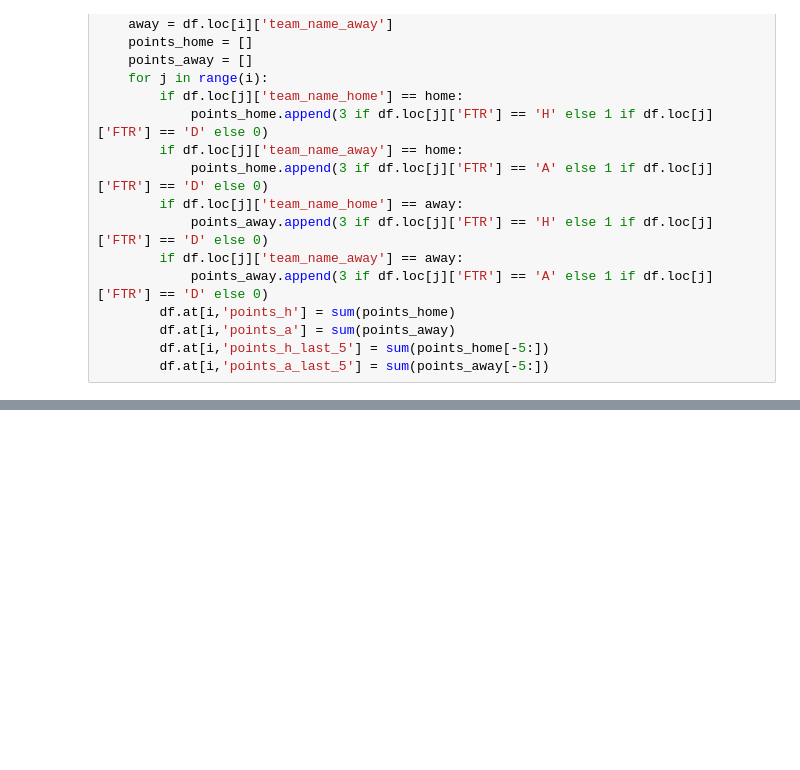
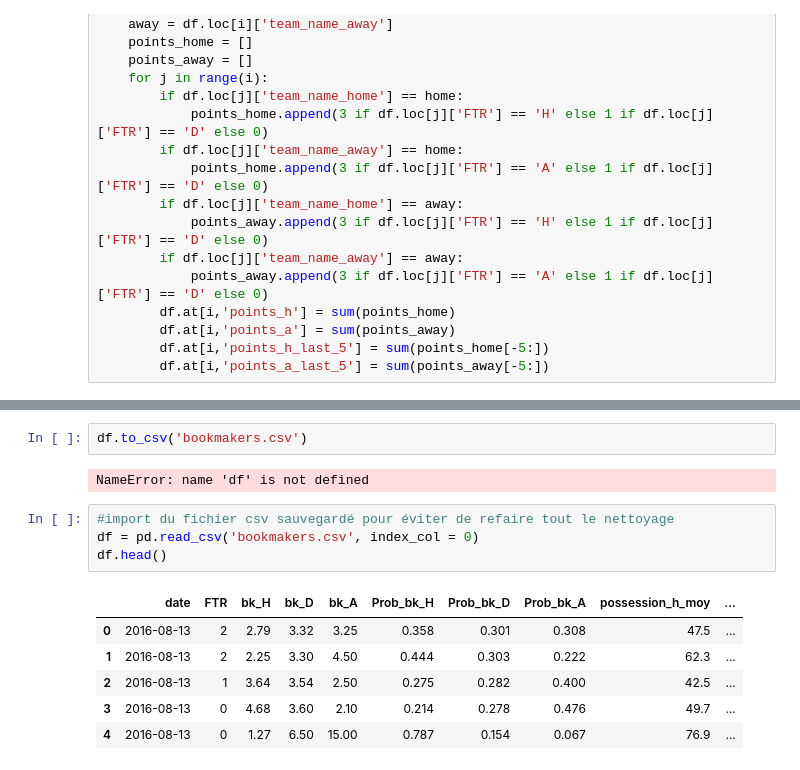
Before and after one commit to Yoann-DELANNEY/Pyck-Win, a Jupyter notebook: Premiere iteration ML.ipynb, the cells around one changed output, grey strips where cells are left out. Drawn from its saved outputs; the diff is of its cells as text; blank space fills up the shorter version.

```diff
--- a/Premiere iteration ML.ipynb
+++ b/Premiere iteration ML.ipynb
@@ -685,0 +532,15 @@ gain_paris(matchs, resultats, montants)
+# %%
+df.to_csv('bookmakers.csv')
+# %% [output]
+NameError: name 'df' is not defined
+# %%
+#import du fichier csv sauvegardé pour éviter de refaire tout le nettoyage
+df = pd.read_csv('bookmakers.csv', index_col = 0)
+df.head()
+# %% [output]
+|  | date | FTR | bk_H | bk_D | bk_A | Prob_bk_H | Prob_bk_D | Prob_bk_A | possession_h_moy | ... |
+| 0 | 2016-08-13 | 2 | 2.79 | 3.32 | 3.25 | 0.358 | 0.301 | 0.308 | 47.5 | ... |
+| 1 | 2016-08-13 | 2 | 2.25 | 3.30 | 4.50 | 0.444 | 0.303 | 0.222 | 62.3 | ... |
+| 2 | 2016-08-13 | 1 | 3.64 | 3.54 | 2.50 | 0.275 | 0.282 | 0.400 | 42.5 | ... |
+| 3 | 2016-08-13 | 0 | 4.68 | 3.60 | 2.10 | 0.214 | 0.278 | 0.476 | 49.7 | ... |
+| 4 | 2016-08-13 | 0 | 1.27 | 6.50 | 15.00 | 0.787 | 0.154 | 0.067 | 76.9 | ... |
```
Also changed, not shown: parts of 55 cells of this notebook.
